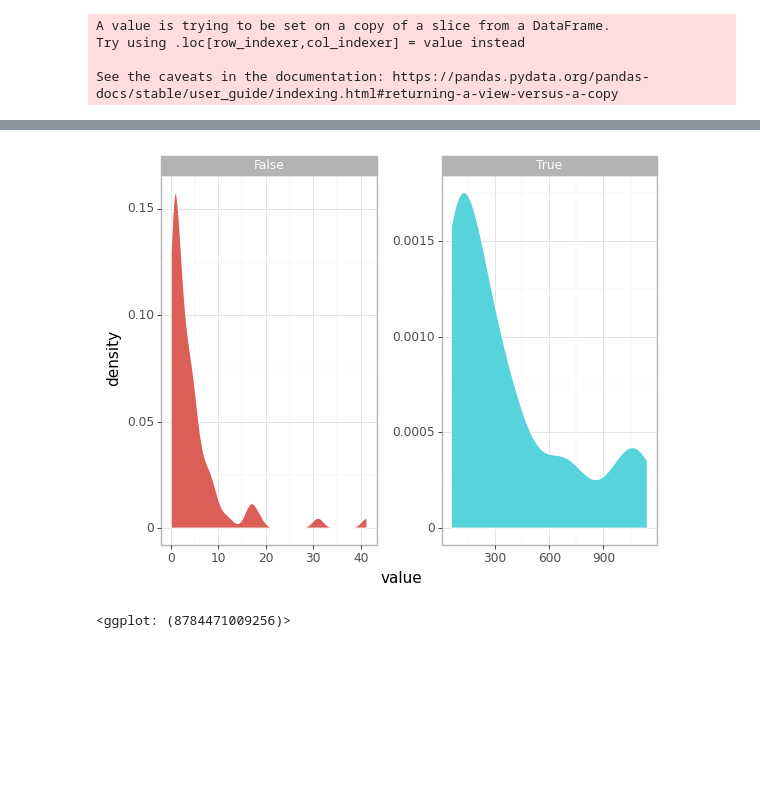
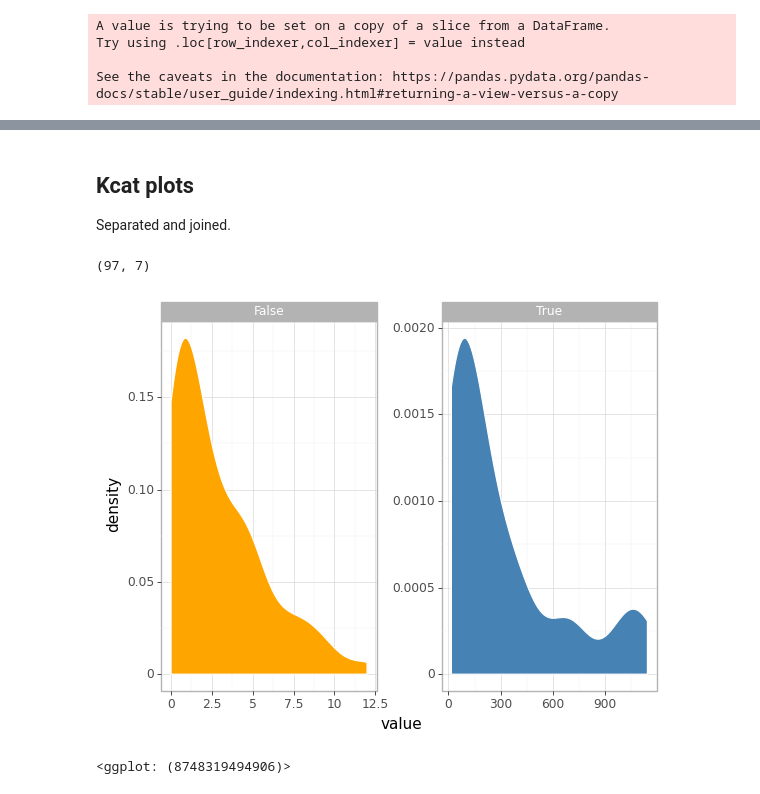
Before and after one commit to computer-aided-biotech/sabio_stuff, a Jupyter notebook: notebooks/sabio_587.ipynb, the cells around one changed output, grey strips where cells are left out. Drawn from its saved outputs; the diff is of its cells as text; code cells hidden in the pictures; blank space fills up the shorter version.

```diff
--- a/notebooks/sabio_587.ipynb
+++ b/notebooks/sabio_587.ipynb
@@ -2,7 +6,7 @@
 import pandas as pd
 from plotnine import *
 # %%
-df = pd.read_csv("../sabio597.csv")
+df = pd.read_csv("../sabio597.tsv", sep="\t")
 # %%
 df.head()
 # %% [output]
@@ -15,6 +25,11 @@ df.head()
 # %%
-kcats = df.loc[df.id.str.contains("kcat") & ~df.id.str.contains("Km") & (df.unit != 'CustomUnit("")'), :]
-kcats["high"] = kcats.value > 50
+kcats = df.loc[
+    df.id.str.contains("kcat")
+    & ~df.id.str.contains("Km")
+    & (df.unit != 'CustomUnit("")'),
+    :,
+]
+kcats.loc[:, "high"] = kcats.value > 15
 # %% [output]
 A value is trying to be set on a copy of a slice from a DataFrame.
 Try using .loc[row_indexer,col_indexer] = value instead
@@ -70,11 +168,20 @@ kms.groupby("id").count()
+# %% [markdown]
+## Kcat plots
+
+Separated and joined.
+# %%
+kcats.shape
+# %% [output]
+(97, 7)
 # %%
-(ggplot(kcats, aes("value", fill="high")) +
-    geom_density(color="white") +
-    facet_wrap("~ high", scales="free") +
-    theme_light() +
-    theme(subplots_adjust={'wspace': 0.3}) +
-    scale_fill_discrete(guide=False)
+(
+    ggplot(kcats, aes("value", fill="high"))
+    + geom_density(color="white")
+    + facet_wrap("~ high", scales="free")
+    + theme_light()
+    + theme(subplots_adjust={"wspace": 0.3})
+    + scale_fill_manual(guide=False, values=["orange", "steelblue"])
 )
 # %% [output]
-[figure, old version]
+[figure, new version]
-<ggplot: (8784471009256)>
+<ggplot: (8748319494906)>
```
Also changed, not shown: parts of 25 cells of this notebook, 4 other files.
